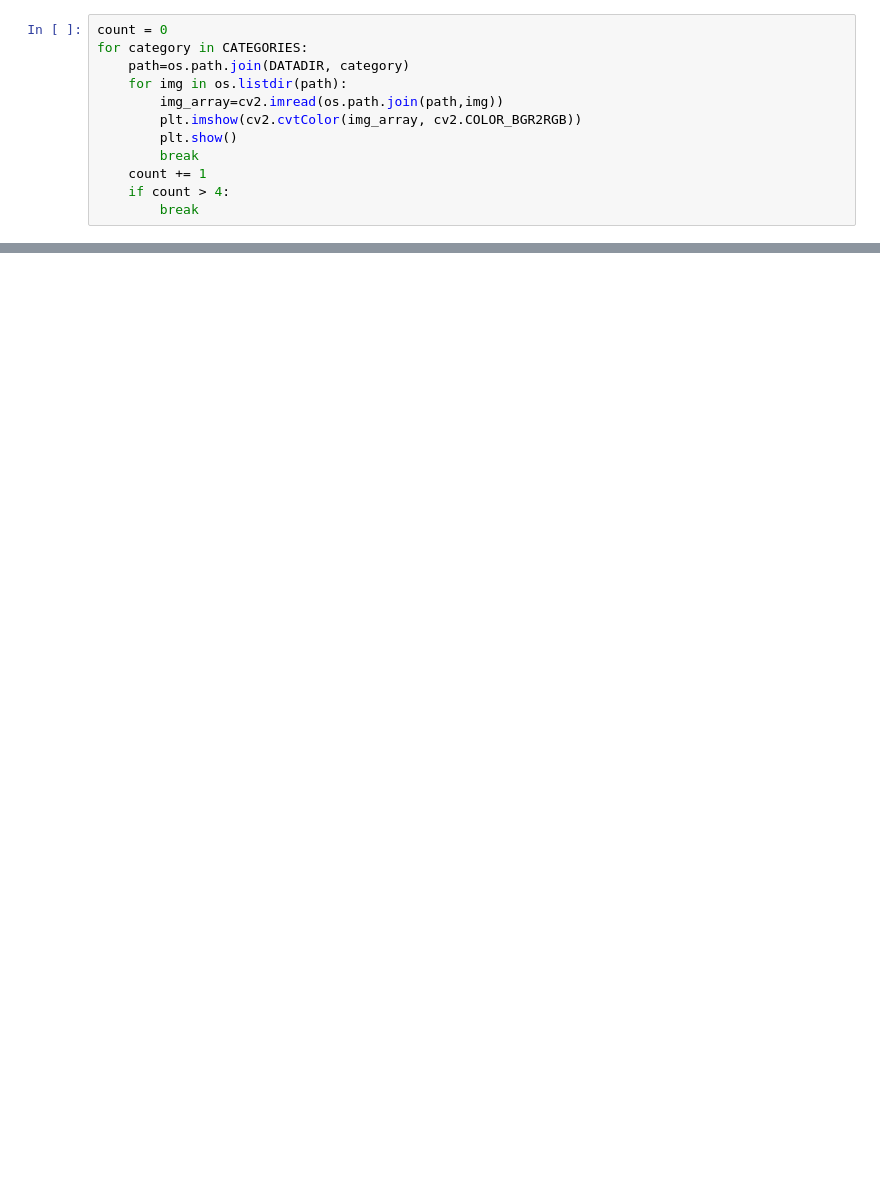
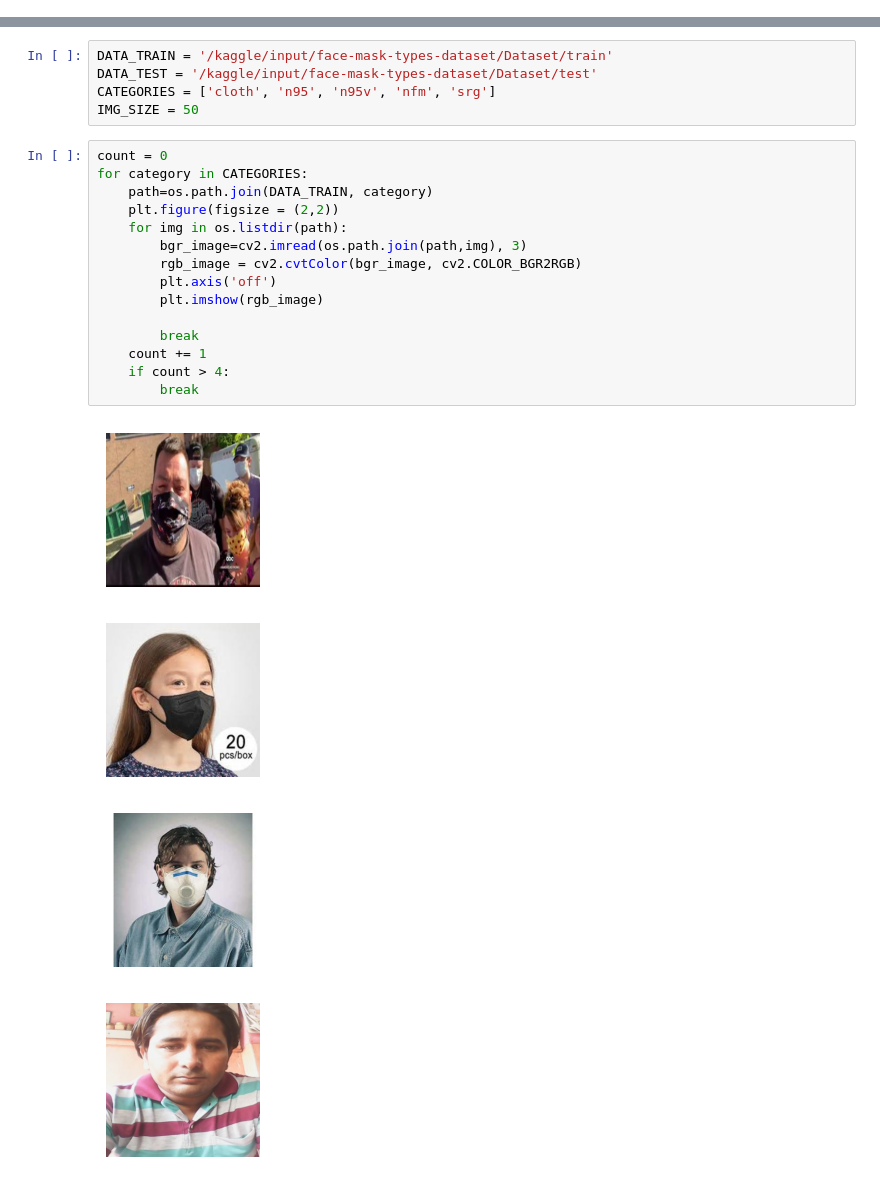
Before and after one commit to ibrahimfe/Data_Science_Project, a Jupyter notebook: face-mask-classification-with-svm.ipynb, the cells around one changed output, grey strips where cells are left out. Cells and saved outputs as stored; diff of their text form; blank space fills up the shorter version.

Commit message:
Kaggle Notebook | Face_Mask_Classification_With_SVM | Version 6

```diff
--- a/face-mask-classification-with-svm.ipynb
+++ b/face-mask-classification-with-svm.ipynb
@@ -51,12 +0,0 @@ IMG_SIZE = 300
-# %%
-count = 0
-for category in CATEGORIES:
-    path=os.path.join(DATADIR, category)
-    for img in os.listdir(path):
-        img_array=cv2.imread(os.path.join(path,img))
-        plt.imshow(cv2.cvtColor(img_array, cv2.COLOR_BGR2RGB))
-        plt.show()
-        break
-    count += 1
-    if count > 4:
-        break
@@ -255,0 +13,25 @@ plt.show()
+# %%
+DATA_TRAIN = '/kaggle/input/face-mask-types-dataset/Dataset/train'
+DATA_TEST = '/kaggle/input/face-mask-types-dataset/Dataset/test'
+CATEGORIES = ['cloth', 'n95', 'n95v', 'nfm', 'srg']
+IMG_SIZE = 50
+# %%
+count = 0
+for category in CATEGORIES:
+    path=os.path.join(DATA_TRAIN, category)
+    plt.figure(figsize = (2,2))
+    for img in os.listdir(path):
+        bgr_image=cv2.imread(os.path.join(path,img), 3)
+        rgb_image = cv2.cvtColor(bgr_image, cv2.COLOR_BGR2RGB)
+        plt.axis('off')
+        plt.imshow(rgb_image)
+
+        break
+    count += 1
+    if count > 4:
+        break
+# %% [output]
+[figure, added]
+[figure, added]
+[figure, added]
+[figure, added]
```
Also changed, not shown: parts of 47 cells of this notebook.
